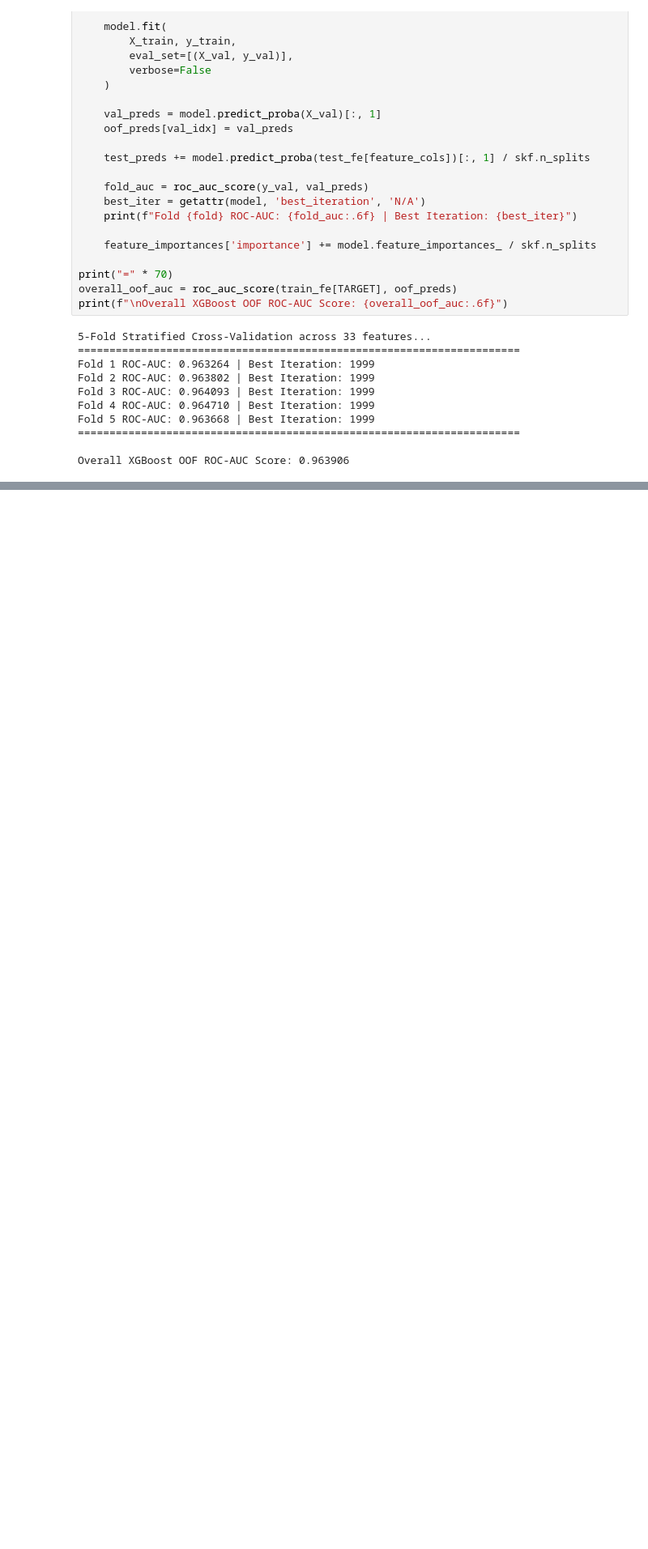
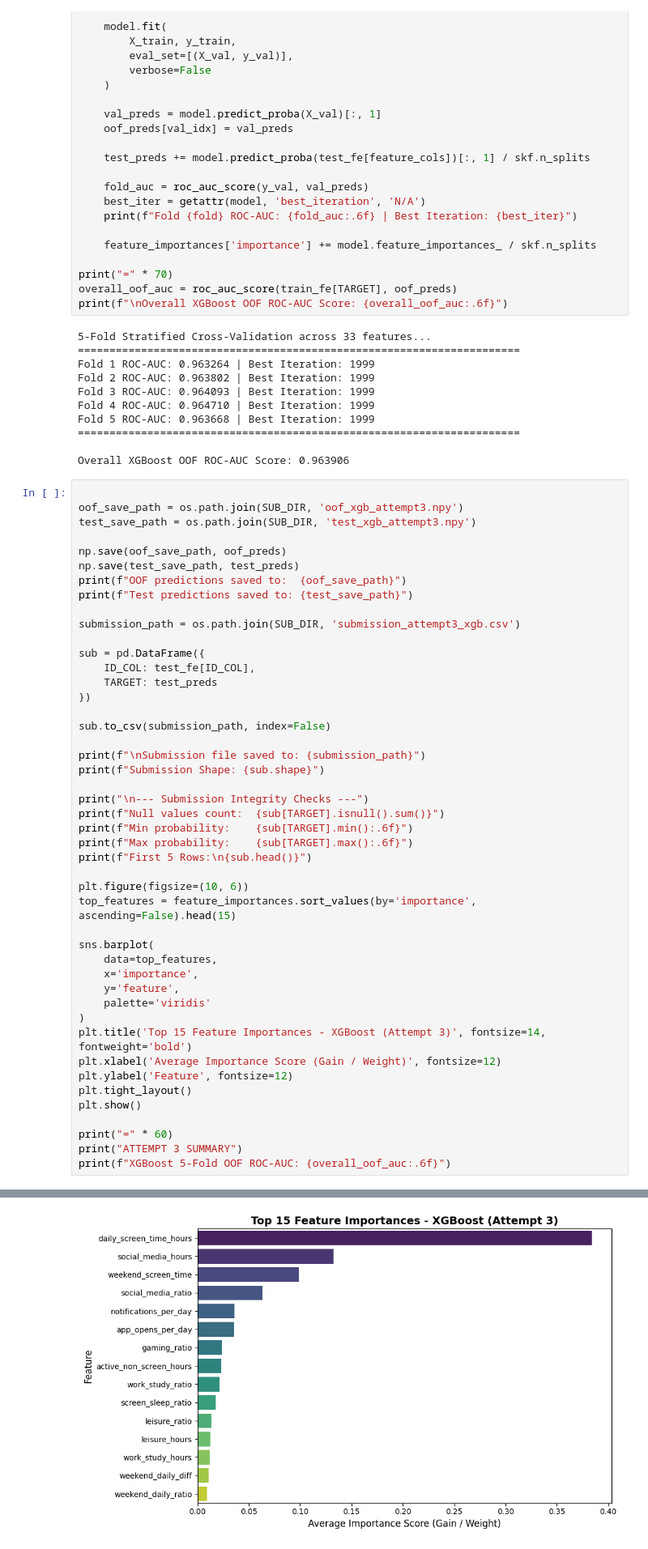
Before and after one commit to TheJudge26/Predicting-Smartphone-Addiction, a Jupyter notebook: Notebooks/XGBoostClassifier.ipynb, the cells around one changed output, grey strips where cells are left out. Shown at 81% size. Drawn from its saved outputs; the diff is of its cells as text; blank space fills up the shorter version.

```diff
--- a/Notebooks/XGBoostClassifier.ipynb
+++ b/Notebooks/XGBoostClassifier.ipynb
@@ -169,3 +169,50 @@ Fold 5 ROC-AUC: 0.963668 | Best Iteration: 1999
 ======================================================================
 
 Overall XGBoost OOF ROC-AUC Score: 0.963906
+# %%
+
+oof_save_path = os.path.join(SUB_DIR, 'oof_xgb_attempt3.npy')
+test_save_path = os.path.join(SUB_DIR, 'test_xgb_attempt3.npy')
+
+np.save(oof_save_path, oof_preds)
+np.save(test_save_path, test_preds)
+print(f"OOF predictions saved to:  {oof_save_path}")
+print(f"Test predictions saved to: {test_save_path}")
+
+submission_path = os.path.join(SUB_DIR, 'submission_attempt3_xgb.csv')
+
+sub = pd.DataFrame({
+    ID_COL: test_fe[ID_COL],
+    TARGET: test_preds
+})
+
+sub.to_csv(submission_path, index=False)
+
+print(f"\nSubmission file saved to: {submission_path}")
+print(f"Submission Shape: {sub.shape}")
+
+print("\n--- Submission Integrity Checks ---")
+print(f"Null values count:  {sub[TARGET].isnull().sum()}")
+print(f"Min probability:    {sub[TARGET].min():.6f}")
+print(f"Max probability:    {sub[TARGET].max():.6f}")
+print(f"First 5 Rows:\n{sub.head()}")
+
+plt.figure(figsize=(10, 6))
+top_features = feature_importances.sort_values(by='importance', ascending=False).head(15)
+
+sns.barplot(
+    data=top_features,
+    x='importance',
+    y='feature',
+    palette='viridis'
+)
+plt.title('Top 15 Feature Importances - XGBoost (Attempt 3)', fontsize=14, fontweight='bold')
+plt.xlabel('Average Importance Score (Gain / Weight)', fontsize=12)
+plt.ylabel('Feature', fontsize=12)
+plt.tight_layout()
+plt.show()
+
+print("=" * 60)
+print("ATTEMPT 3 SUMMARY")
+print(f"XGBoost 5-Fold OOF ROC-AUC: {overall_oof_auc:.6f}")
+# %% [output]
@@ -171,0 +236 @@ Overall XGBoost OOF ROC-AUC Score: 0.963906
+[figure, added]
```
Also changed, not shown: parts of 1 cell of this notebook.
